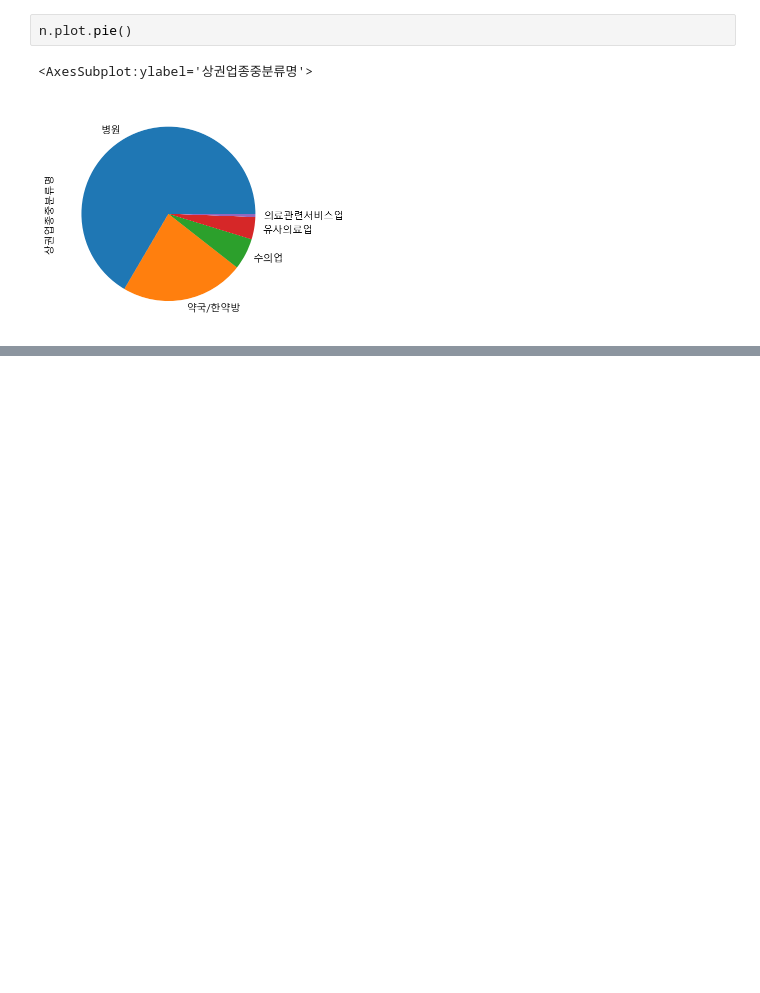
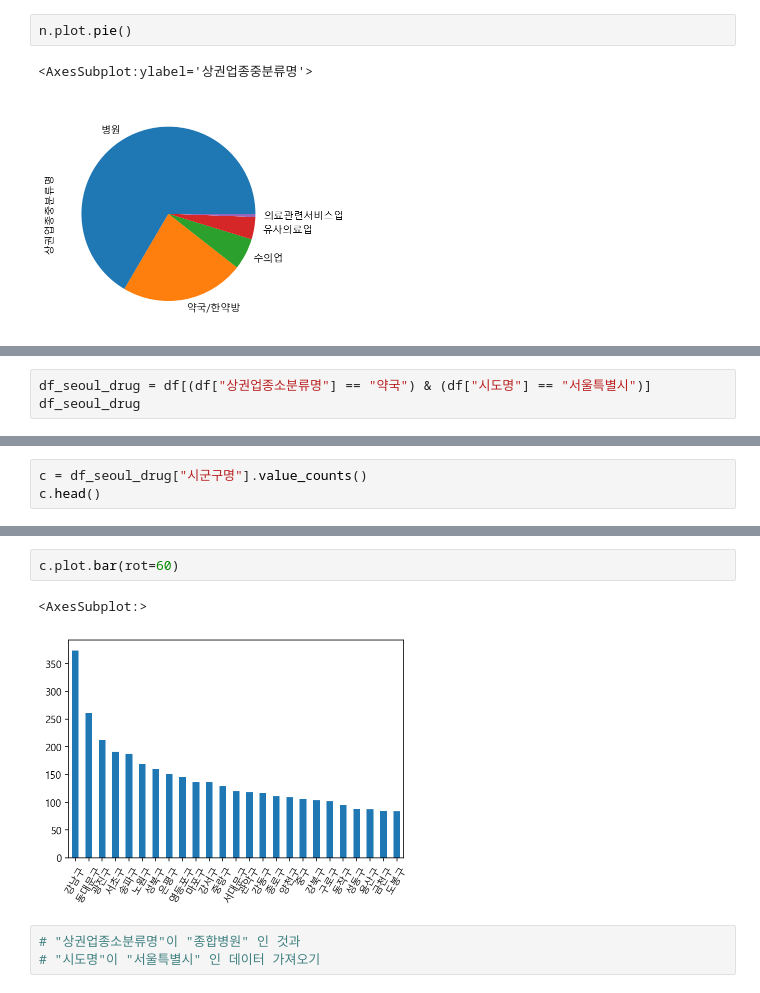
Before and after one commit to jihwan0123/TIL, a Jupyter notebook: Data-Science/hospital_analysis.ipynb, the cells around one changed output, grey strips where cells are left out. Drawn from its saved outputs; the diff is of its cells as text; blank space fills up the shorter version.

```diff
--- a/Data-Science/hospital_analysis.ipynb
+++ b/Data-Science/hospital_analysis.ipynb
@@ -518,0 +576,3 @@ c.plot.barh(figsize=(7,8), grid=True)
+# %%
+df_seoul_drug = df[(df["상권업종소분류명"] == "약국") & (df["시도명"] == "서울특별시")]
+df_seoul_drug
@@ -518,0 +599,3 @@ c.plot.barh(figsize=(7,8), grid=True)
+# %%
+c = df_seoul_drug["시군구명"].value_counts()
+c.head()
@@ -518,0 +620,8 @@ c.plot.barh(figsize=(7,8), grid=True)
+# %%
+c.plot.bar(rot=60)
+# %% [output]
+<AxesSubplot:>
+[figure, added]
+# %%
+# "상권업종소분류명"이 "종합병원" 인 것과
+# "시도명"이 "서울특별시" 인 데이터 가져오기
```
Also changed, not shown: parts of 29 cells of this notebook, 1 other file.
